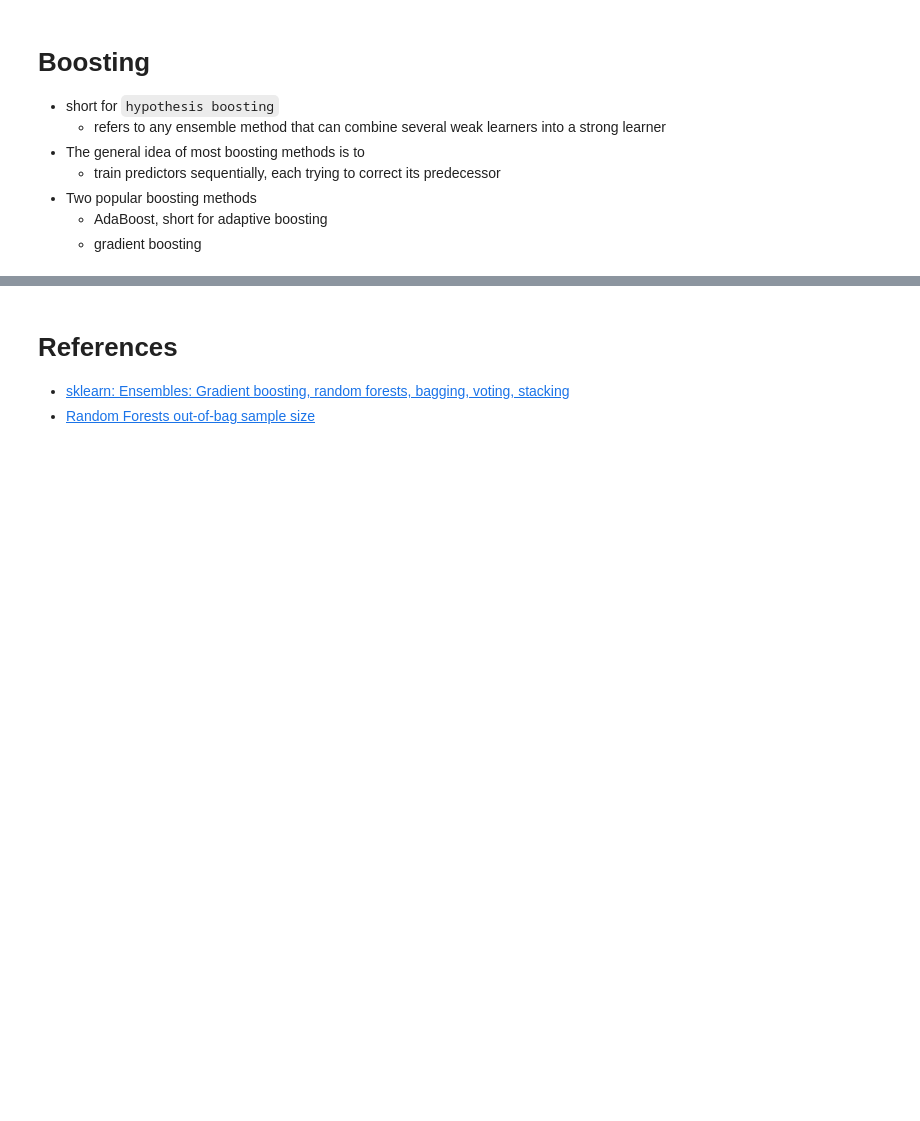
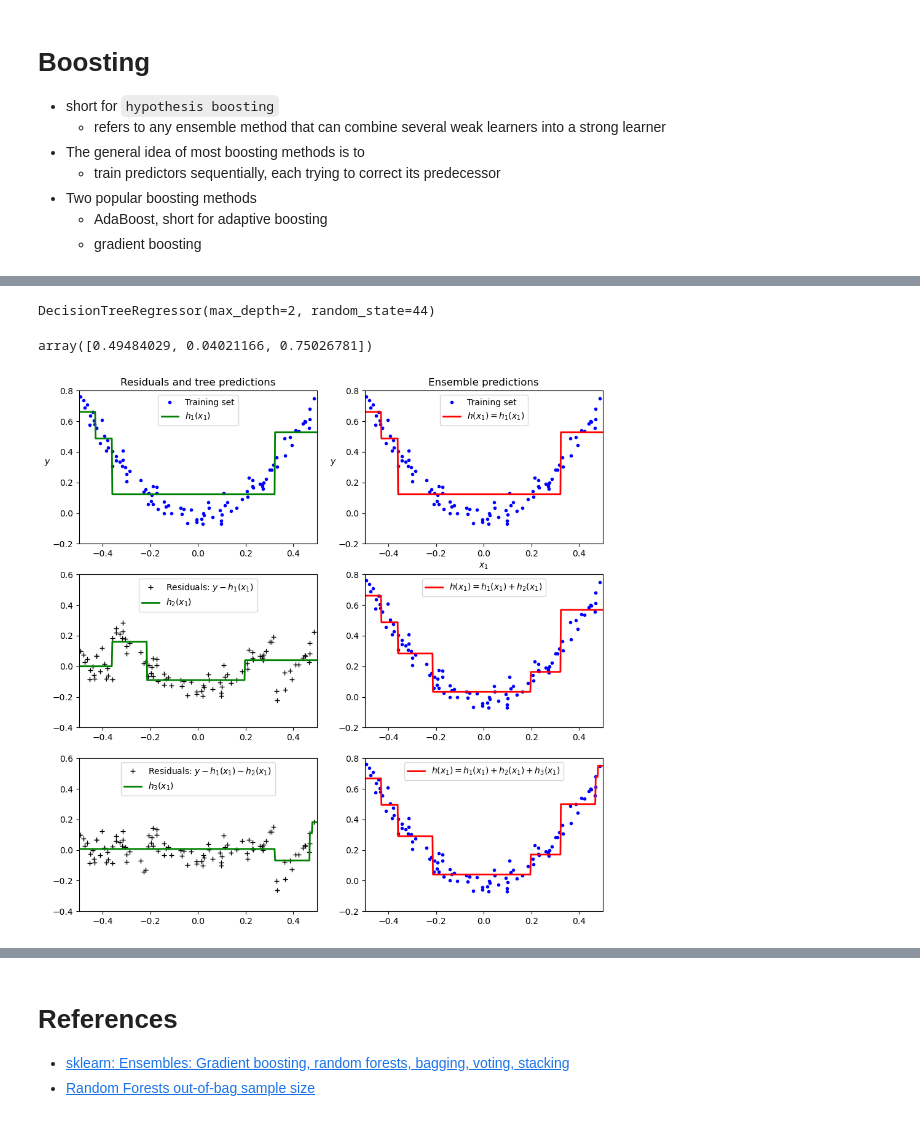
Before and after one commit to ufidon/ml, a Jupyter notebook: mod3/rf.ipynb, the cells around one changed output, grey strips where cells are left out. Cells and saved outputs as stored; diff of their text form; code cells hidden in the pictures; blank space fills up the shorter version.

```diff
--- a/mod3/rf.ipynb
+++ b/mod3/rf.ipynb
@@ -394,0 +535,68 @@ plt.axis("off");
+# %%
+# 2. train two more decision tree regressors
+# each on the residual errors made by the previous predictor
+y2 = y - tree_reg1.predict(X)
+tree_reg2 = DecisionTreeRegressor(max_depth=2, random_state=43)
+tree_reg2.fit(X, y2)
+
+y3 = y2 - tree_reg2.predict(X)
+tree_reg3 = DecisionTreeRegressor(max_depth=2, random_state=44)
+tree_reg3.fit(X, y3)
+# %% [output]
+DecisionTreeRegressor(max_depth=2, random_state=44)
+# %%
+# 3. Now we have an ensemble containing three trees.
+# It can make predictions on a new instance simply by
+# adding up the predictions of all the trees
+
+X_new = np.array([[-0.4], [0.], [0.5]])
+sum(tree.predict(X_new) for tree in (tree_reg1, tree_reg2, tree_reg3))
+# %% [output]
+array([0.49484029, 0.04021166, 0.75026781])
+# %%
+# 4. visualize the predictions by the decision trees and the ensembles
+# the ensemble’s predictions gradually get better
+#   as trees are added to the ensemble
+
+def plot_predictions(ax, regressors, X, y, axis, style,
+                     label=None, data_style="b.", data_label=None):
+    x1 = np.linspace(axis[0], axis[1], 500)
+    y_pred = sum(regressor.predict(x1.reshape(-1, 1))
+                 for regressor in regressors)
+    ax.plot(X[:, 0], y, data_style, label=data_label)
+    ax.plot(x1, y_pred, style, linewidth=2, label=label)
+    if label or data_label:
+        ax.legend(loc="upper center")
+    ax.axis(axis)
+
+fig6, axes6 = plt.subplots(3,2,figsize=(11, 11))
+
+plot_predictions(axes6[0,0], [tree_reg1], X, y, axis=[-0.5, 0.5, -0.2, 0.8], style="g-",
+                 label="$h_1(x_1)$", data_label="Training set")
+axes6[0,0].set_ylabel("$y$  ", rotation=0)
+axes6[0,0].set_title("Residuals and tree predictions")
+
+plot_predictions(axes6[0,1], [tree_reg1], X, y, axis=[-0.5, 0.5, -0.2, 0.8], style="r-",
+                 label="$h(x_1) = h_1(x_1)$", data_label="Training set")
+axes6[0,1].set_title("Ensemble predictions")
+
+plot_predictions(axes6[1,0], [tree_reg2], X, y2, axis=[-0.5, 0.5, -0.4, 0.6], style="g-",
+                 label="$h_2(x_1)$", data_style="k+",
+                 data_label="Residuals: $y - h_1(x_1)$")
+axes6[0,1].set_ylabel("$y$  ", rotation=0)
+
+plot_predictions(axes6[1,1], [tree_reg1, tree_reg2], X, y, axis=[-0.5, 0.5, -0.2, 0.8],
+                  style="r-", label="$h(x_1) = h_1(x_1) + h_2(x_1)$")
+
+plot_predictions(axes6[2,0], [tree_reg3], X, y3, axis=[-0.5, 0.5, -0.4, 0.6], style="g-",
+                 label="$h_3(x_1)$", data_style="k+",
+                 data_label="Residuals: $y - h_1(x_1) - h_2(x_1)$")
+axes6[0,1].set_xlabel("$x_1$")
+axes6[0,1].set_ylabel("$y$  ", rotation=0)
+
+plot_predictions(axes6[2,1], [tree_reg1, tree_reg2, tree_reg3], X, y,
+                 axis=[-0.5, 0.5, -0.2, 0.8], style="r-",
+                 label="$h(x_1) = h_1(x_1) + h_2(x_1) + h_3(x_1)$")
+axes6[0,1].set_xlabel("$x_1$");
+# %% [output]
+[figure, added]
```
Also changed, not shown: parts of 30 cells of this notebook, 1 other file.
